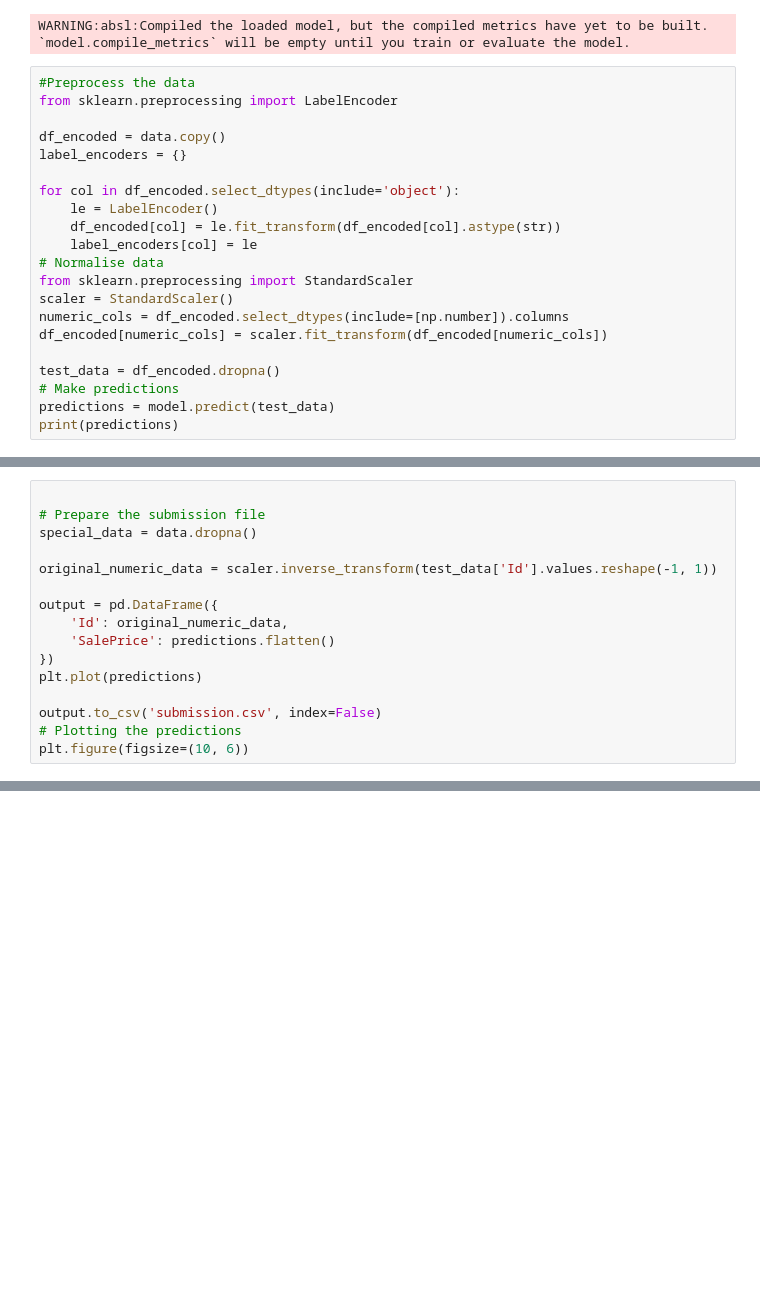
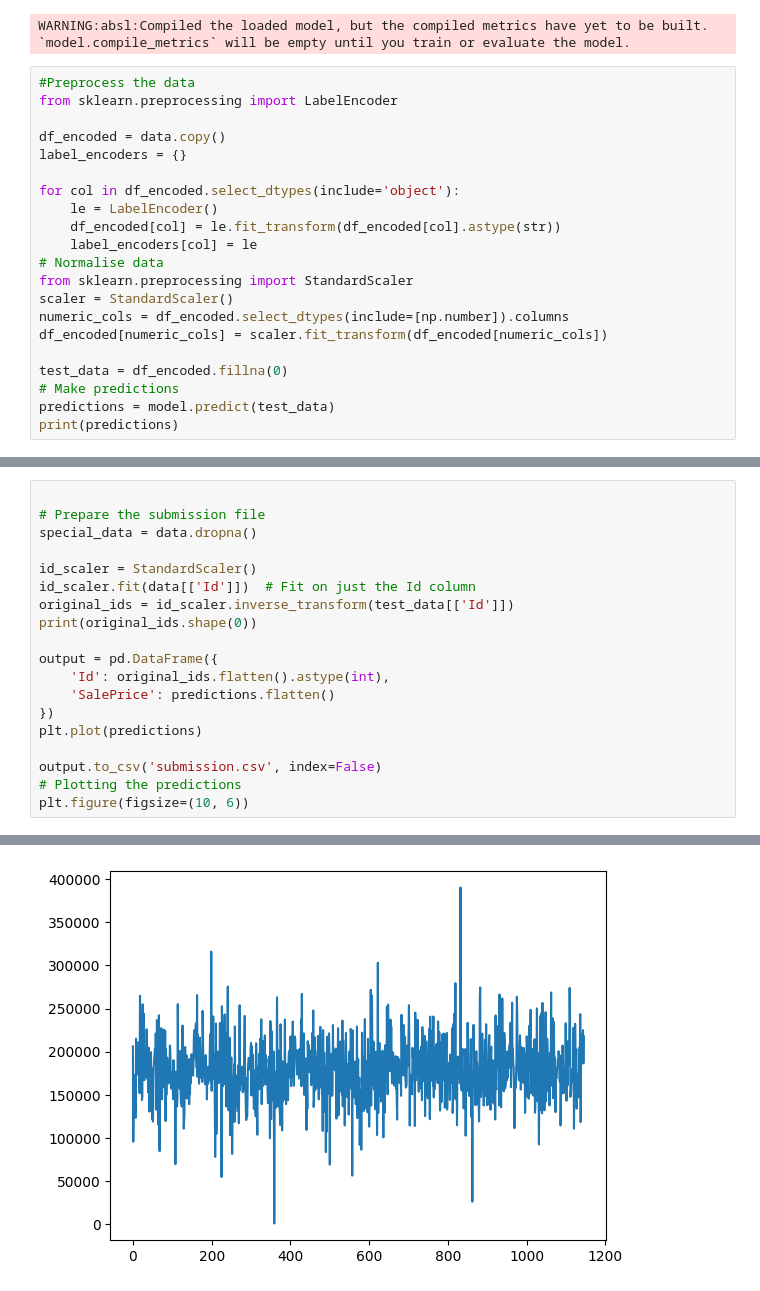
Before and after one commit to andreas-can/ml-experiments, a Jupyter notebook: Projects/HousingPrice_AdvancedRegression/model_test.ipynb, the cells around one changed output, grey strips where cells are left out. Drawn from its saved outputs; the diff is of its cells as text; blank space fills up the shorter version.

```diff
--- a/Projects/HousingPrice_AdvancedRegression/model_test.ipynb
+++ b/Projects/HousingPrice_AdvancedRegression/model_test.ipynb
@@ -31,7 +31,7 @@ scaler = StandardScaler()
 numeric_cols = df_encoded.select_dtypes(include=[np.number]).columns
 df_encoded[numeric_cols] = scaler.fit_transform(df_encoded[numeric_cols])
 
-test_data = df_encoded.dropna()
+test_data = df_encoded.fillna(0)
 # Make predictions
 predictions = model.predict(test_data)
 print(predictions)
@@ -49,10 +49,13 @@ print(predictions)
 # Prepare the submission file
 special_data = data.dropna()
 
-original_numeric_data = scaler.inverse_transform(test_data['Id'].values.reshape(-1, 1))
+id_scaler = StandardScaler()
+id_scaler.fit(data[['Id']])  # Fit on just the Id column
+original_ids = id_scaler.inverse_transform(test_data[['Id']])
+print(original_ids.shape(0))
 
 output = pd.DataFrame({
-    'Id': original_numeric_data,
+    'Id': original_ids.flatten().astype(int),
     'SalePrice': predictions.flatten()
 })
 plt.plot(predictions)
@@ -64,0 +75 @@ ValueError: Expected a 2-dimensional container but got <class 'pandas.core.serie
+[figure, added]
```
Also changed, not shown: parts of 2 cells of this notebook, 3 other files.
